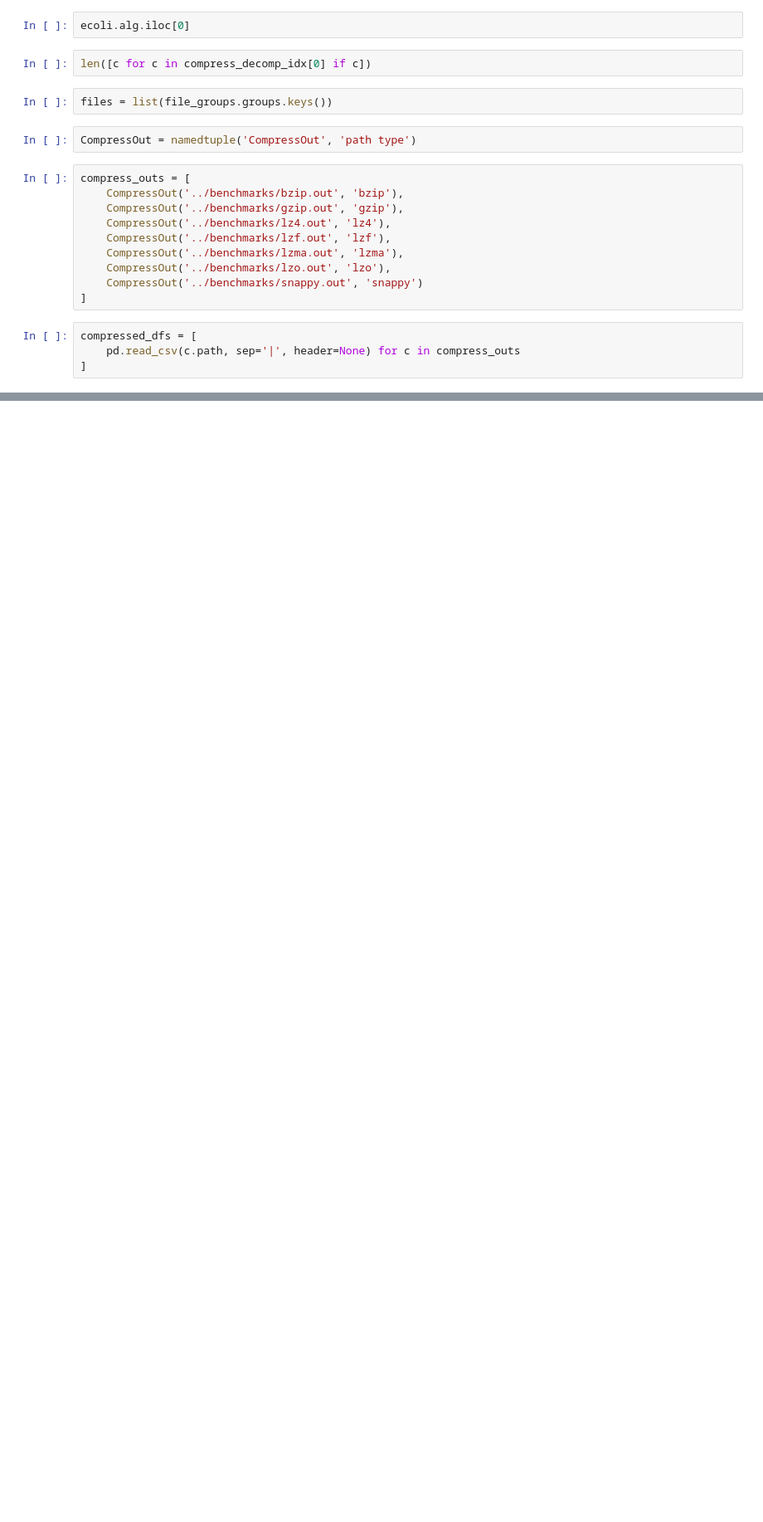
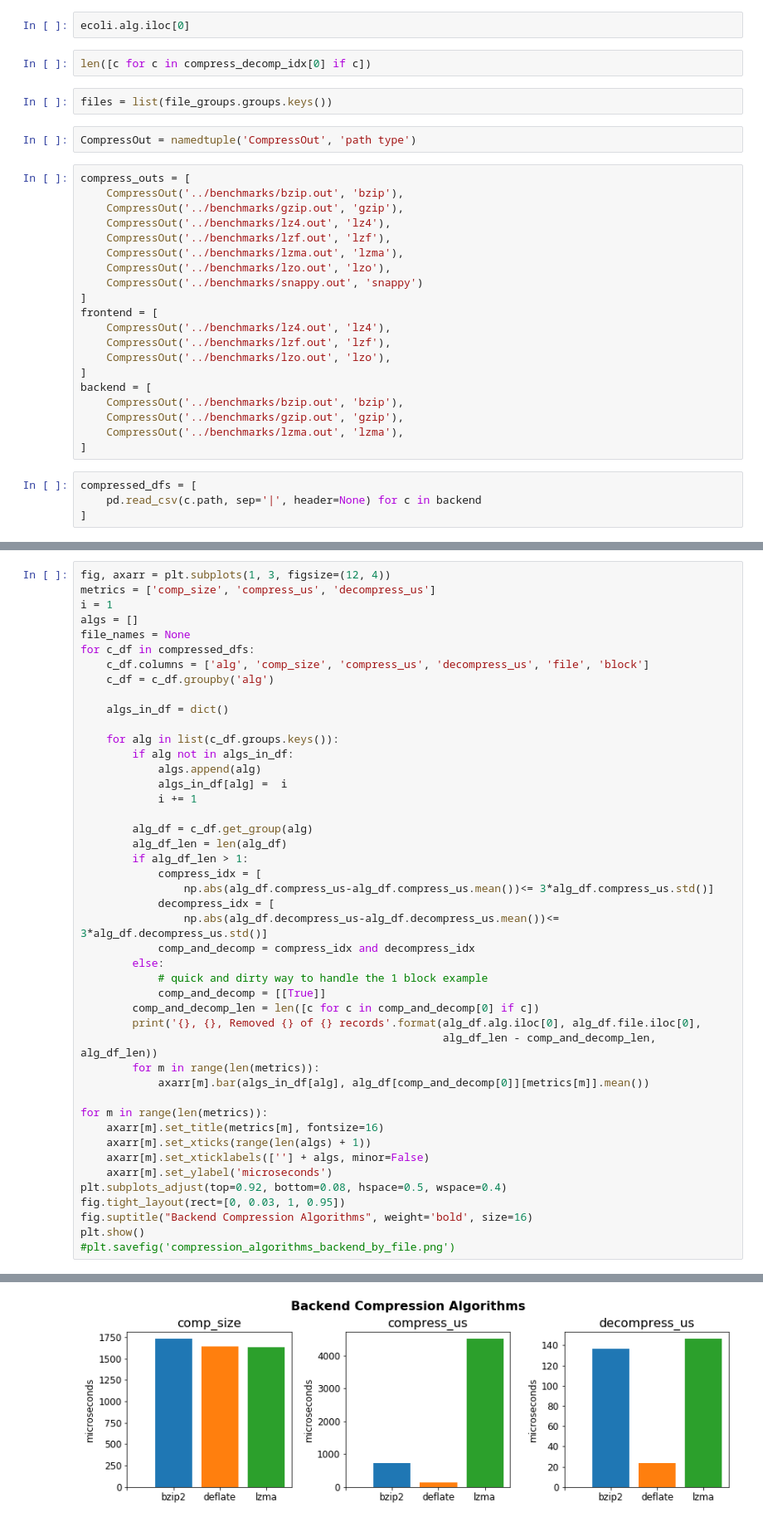
Before and after one commit to ankitkumar93/compute-war, a Jupyter notebook: notebooks/compression-comparison.ipynb, the cells around one changed output, grey strips where cells are left out. Shown at 83% size. Cells and saved outputs as stored; diff of their text form; blank space fills up the shorter version.

```diff
--- a/notebooks/compression-comparison.ipynb
+++ b/notebooks/compression-comparison.ipynb
@@ -54,9 +62,19 @@ compress_outs = [
     CompressOut('../benchmarks/lzo.out', 'lzo'),
     CompressOut('../benchmarks/snappy.out', 'snappy')
 ]
+frontend = [
+    CompressOut('../benchmarks/lz4.out', 'lz4'),
+    CompressOut('../benchmarks/lzf.out', 'lzf'),
+    CompressOut('../benchmarks/lzo.out', 'lzo'),
+]
+backend = [
+    CompressOut('../benchmarks/bzip.out', 'bzip'),
+    CompressOut('../benchmarks/gzip.out', 'gzip'),
+    CompressOut('../benchmarks/lzma.out', 'lzma'),
+]
 # %%
 compressed_dfs = [
-    pd.read_csv(c.path, sep='|', header=None) for c in compress_outs
+    pd.read_csv(c.path, sep='|', header=None) for c in backend
 ]
 # %%
 fig, axarr = plt.subplots(25, 3, figsize=(24, 64))
@@ -103,0 +149,46 @@ plt.savefig('compression_algorithms_by_file_smallest.png')
+# %%
+fig, axarr = plt.subplots(1, 3, figsize=(12, 4))
+metrics = ['comp_size', 'compress_us', 'decompress_us']
+i = 1
+algs = []
+file_names = None
+for c_df in compressed_dfs:
+    c_df.columns = ['alg', 'comp_size', 'compress_us', 'decompress_us', 'file', 'block']
+    c_df = c_df.groupby('alg')
+
+    algs_in_df = dict()
+
+    for alg in list(c_df.groups.keys()):
+        if alg not in algs_in_df:
+            algs.append(alg)
+            algs_in_df[alg] =  i
+            i += 1
+
+        alg_df = c_df.get_group(alg)
+        alg_df_len = len(alg_df)
+        if alg_df_len > 1:
+            compress_idx = [
+                np.abs(alg_df.compress_us-alg_df.compress_us.mean())<= 3*alg_df.compress_us.std()]
+            decompress_idx = [
+                np.abs(alg_df.decompress_us-alg_df.decompress_us.mean())<= 3*alg_df.decompress_us.std()]
+            comp_and_decomp = compress_idx and decompress_idx
+        else:
+            # quick and dirty way to handle the 1 block example
+            comp_and_decomp = [[True]]
+        comp_and_decomp_len = len([c for c in comp_and_decomp[0] if c])
+        print('{}, {}, Removed {} of {} records'.format(alg_df.alg.iloc[0], alg_df.file.iloc[0],
+                                                        alg_df_len - comp_and_decomp_len, alg_df_len))
+        for m in range(len(metrics)):
+            axarr[m].bar(algs_in_df[alg], alg_df[comp_and_decomp[0]][metrics[m]].mean())
+
+for m in range(len(metrics)):
+    axarr[m].set_title(metrics[m], fontsize=16)
+    axarr[m].set_xticks(range(len(algs) + 1))
+    axarr[m].set_xticklabels([''] + algs, minor=False)
+    axarr[m].set_ylabel('microseconds')
+plt.subplots_adjust(top=0.92, bottom=0.08, hspace=0.5, wspace=0.4)
+fig.tight_layout(rect=[0, 0.03, 1, 0.95])
+fig.suptitle("Backend Compression Algorithms", weight='bold', size=16)
+plt.show()
+#plt.savefig('compression_algorithms_backend_by_file.png')
+# %% [output]
@@ -103,0 +198 @@ plt.savefig('compression_algorithms_by_file_smallest.png')
+[figure, added]
```
Also changed, not shown: parts of 5 cells of this notebook, 2 other files.
